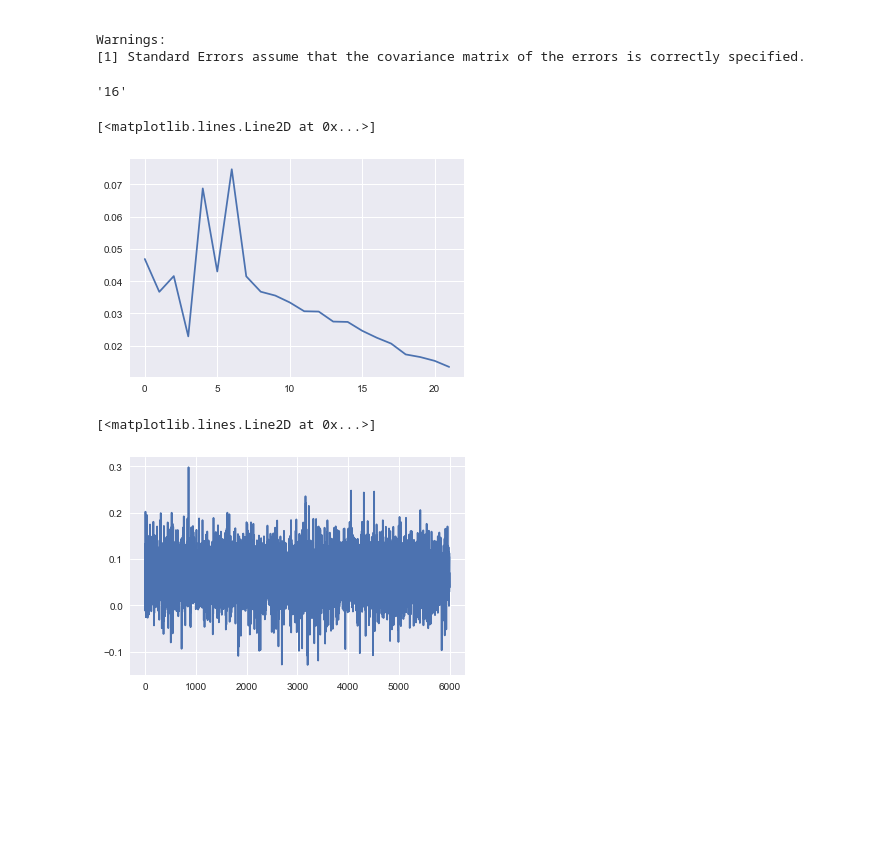
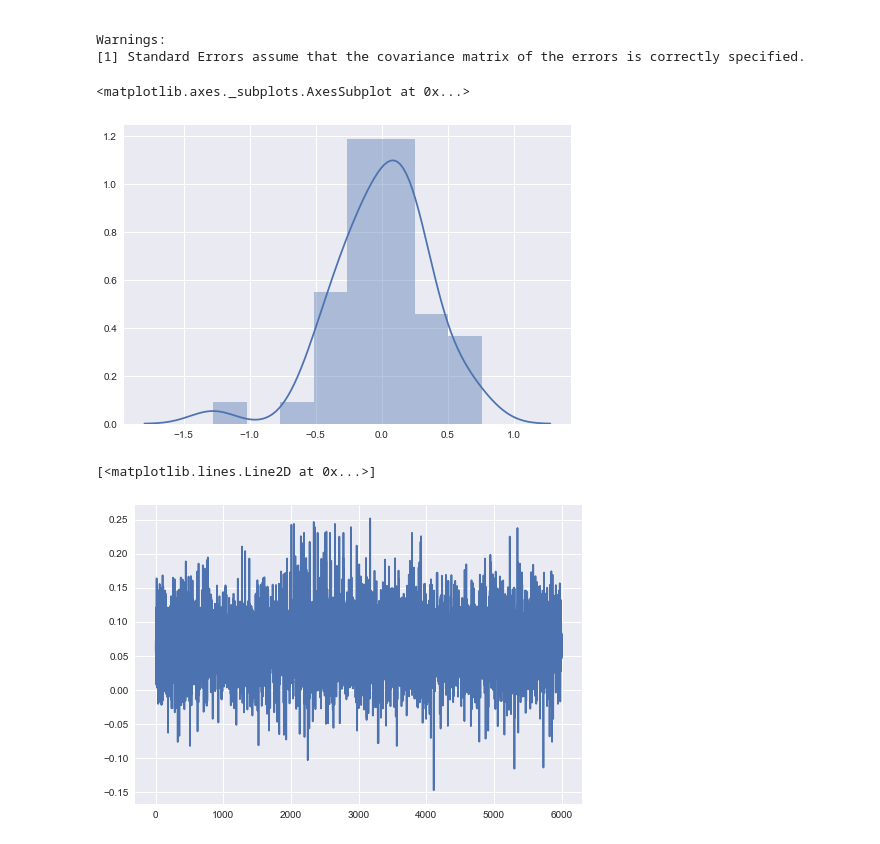
Before and after one commit to CoryMcCartan/us-house-old, a Jupyter notebook: house_analysis.ipynb, the cells around one changed output. Saved outputs shown, nothing was run; the diff lists cells and outputs as text; code cells hidden in the pictures; blank space fills up the shorter version.

```diff
--- a/house_analysis.ipynb
+++ b/house_analysis.ipynb
@@ -303,8 +280,8 @@ race_prior.predict([d]).values[0]
 # %%
 import statsmodels.formula.api as smf
 
-fit = smf.ols("MRG ~ INC + PVI + ADJ + NAT + PRES*MID", data=race_prior.model.data.frame).fit()
-print(fit.summary())
+mf = smf.ols("MRG ~ INC + PVI + ADJ + NAT + PRES*MID", data=race_prior.model.data.frame).fit()
+print(mf.summary())
 # %% [output]
                             OLS Regression Results
 ==============================================================================
@@ -328,16 +303,10 @@ data["PRES_16"] = cd_vote.pres_margin_16
-# %%
-str(2016)[-2:]
-# %% [output]
-'16'
 # %%
-plt.plot(fit.extract("alpha_n")["alpha_n"].mean(axis=0))
+sb.distplot(fit.extract("u")["u"].mean(axis=0))
 # %% [output]
-[<matplotlib.lines.Line2D at 0x...>]
+<matplotlib.axes._subplots.AxesSubplot at 0x...>
-[figure, old version]
+[figure, new version]
 # %%
-from matplotlib import pyplot as plt
-
 plt.plot(fit.extract("mu")["mu"][:,5])
 # %% [output]
 [<matplotlib.lines.Line2D at 0x...>]
-[figure, old version]
+[figure, new version]
```
Also changed, not shown: parts of 9 cells of this notebook, 1 other file.
